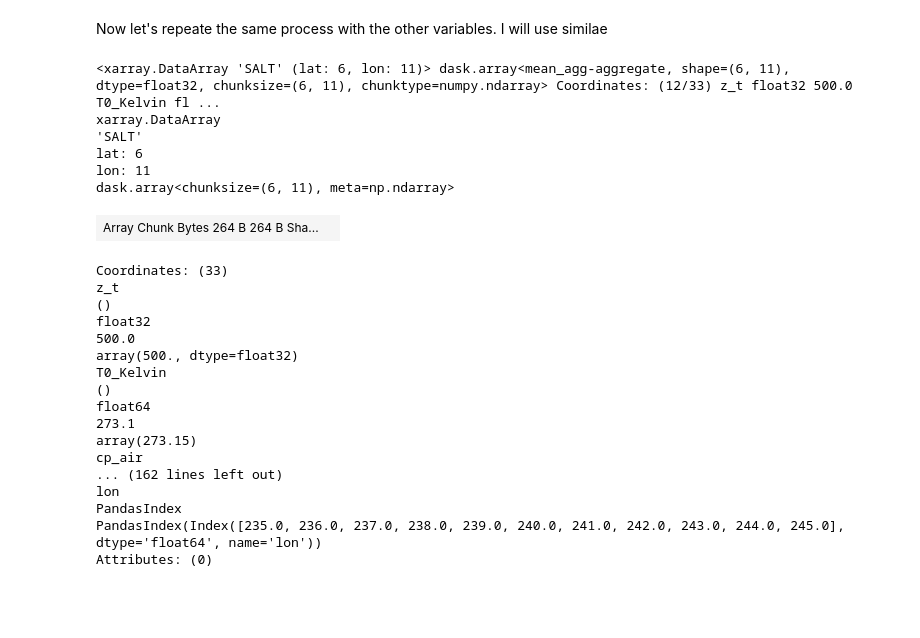
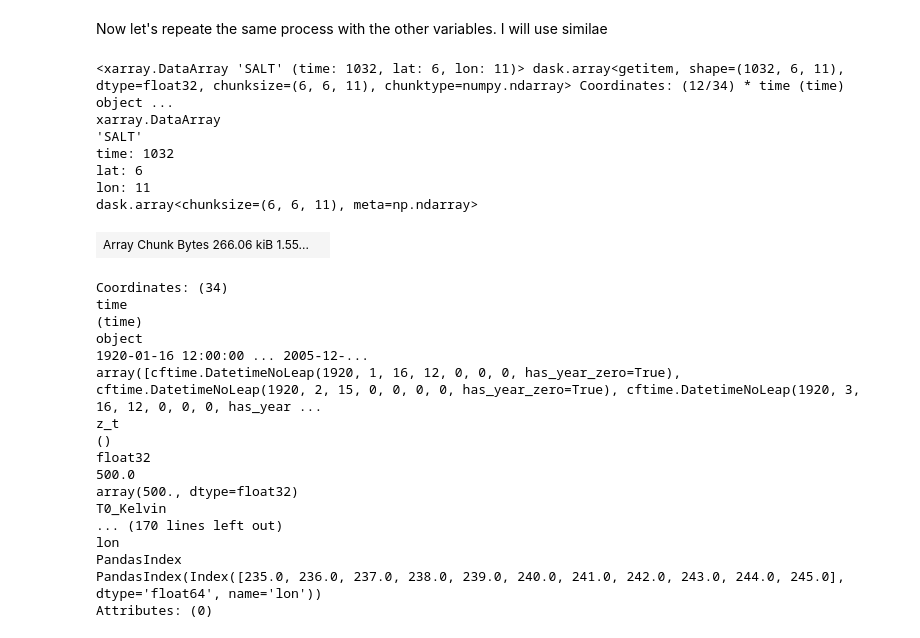
Before and after one commit to Channelislanders/toolkit, a Jupyter notebook: Mapping.ipynb, the cells around one changed output. Drawn from its saved outputs; the diff is of its cells as text; code cells hidden in the pictures; blank space fills up the shorter version.

```diff
--- a/Mapping.ipynb
+++ b/Mapping.ipynb
@@ -512,43 +512,44 @@ Now let's repeate the same process with the other variables. I will use similae
 # %%
 # Subset the data based on the latitude and longitude ranges for 20C scenario
 SALT_20C_final = SALT_20C_regrid.where((SALT_20C_regrid.lat >= lat_range[0]) & (SALT_20C_regrid.lat <= lat_range[1]) &
                                  (SALT_20C_regrid.lon >= lon_range[0]) & (SALT_20C_regrid.lon <= lon_range[1]),
                                  drop=True)
 
 SALT_RCP85_final =SALT_RCP85_regrid.where((SALT_RCP85_regrid.lat >= lat_range[0]) & (SALT_RCP85_regrid.lat <= lat_range[1]) &
                                     (SALT_RCP85_regrid.lon >= lon_range[0]) & (SALT_RCP85_regrid.lon <= lon_range[1]),
                                     drop=True)
 
 #Now lets calculate the global mean SST for the 20th century and RCP8.5 scenarios
 SALT_20C_final = SALT_20C_final.SALT.mean(dim = "member_id")
 SALT_RCP85_final = SALT_RCP85_final.SALT.mean(dim = "member_id")
 
 # # #Now let's calculate the mean of the depth dimension for only a few, it will take too long to calculate the mean of the entire dataset (runs for +2hrs)
-SALT_20C_final = SALT_20C_final.sel(z_t=0, method = "nearest").mean(dim = "time")
-SALT_RCP85_final = SALT_RCP85_final.sel(z_t=0, method = "nearest").mean(dim = "time")
+SALT_20C_final = SALT_20C_final.sel(z_t=0, method = "nearest")
+SALT_RCP85_final = SALT_RCP85_final.sel(z_t=0, method = "nearest")
 
 SALT_20C_final
 # %% [output]
-<xarray.DataArray 'SALT' (lat: 6, lon: 11)> dask.array<mean_agg-aggregate, shape=(6, 11), dtype=float32, chunksize=(6, 11), chunktype=numpy.ndarray> Coordinates: (12/33) z_t float32 500.0 T0_Kelvin fl ...
+<xarray.DataArray 'SALT' (time: 1032, lat: 6, lon: 11)> dask.array<getitem, shape=(1032, 6, 11), dtype=float32, chunksize=(6, 6, 11), chunktype=numpy.ndarray> Coordinates: (12/34) * time (time) object ...
 xarray.DataArray
 'SALT'
+time: 1032
 lat: 6
 lon: 11
-dask.array<chunksize=(6, 11), meta=np.ndarray>
+dask.array<chunksize=(6, 6, 11), meta=np.ndarray>
-| Array Chunk Bytes 264 B 264 B Sha... |  |
+| Array Chunk Bytes 266.06 kiB 1.55... |  |
-Coordinates: (33)
+Coordinates: (34)
+time
+(time)
+object
+1920-01-16 12:00:00 ... 2005-12-...
+array([cftime.DatetimeNoLeap(1920, 1, 16, 12, 0, 0, 0, has_year_zero=True), cftime.DatetimeNoLeap(1920, 2, 15, 0, 0, 0, 0, has_year_zero=True), cftime.DatetimeNoLeap(1920, 3, 16, 12, 0, 0, 0, has_year ...
 z_t
 ()
 float32
 500.0
 array(500., dtype=float32)
 T0_Kelvin
-()
-float64
-273.1
-array(273.15)
-cp_air
-... (162 lines left out)
+... (170 lines left out)
 lon
 PandasIndex
 PandasIndex(Index([235.0, 236.0, 237.0, 238.0, 239.0, 240.0, 241.0, 242.0, 243.0, 244.0, 245.0], dtype='float64', name='lon'))
```
Also changed, not shown: parts of 1 cell of this notebook, 1 other file.
